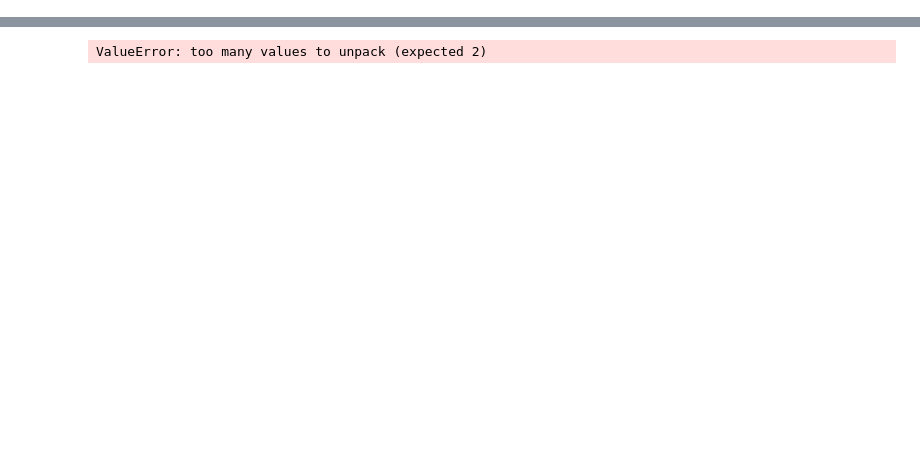
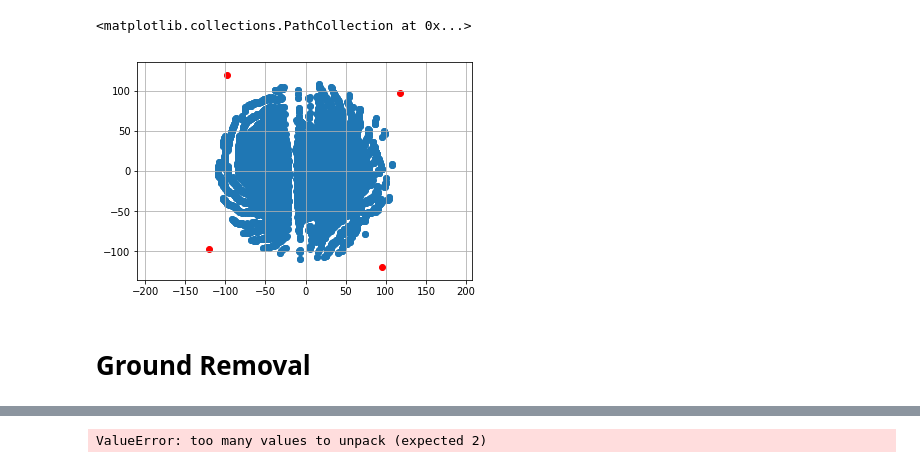
Before and after one commit to ericdoerheit/playgrounds, a Jupyter notebook: python-playground/oriented_bounding_box_fitting.ipynb, the cells around one changed output, grey strips where cells are left out. Saved outputs shown, nothing was run; the diff lists cells and outputs as text; code cells hidden in the pictures; blank space fills up the shorter version.

```diff
--- a/python-playground/oriented_bounding_box_fitting.ipynb
+++ b/python-playground/oriented_bounding_box_fitting.ipynb
@@ -92,0 +204,18 @@ plt.scatter(p4[0], p4[1], c='yellow')
+# %%
+p1, p2, p3, p4 = oriented_bounding_box(points[:, [0,1]])
+
+plt.scatter(points[:,0], points[:,1])
+#plt.xlim(-0.5, 1.5)
+#plt.ylim(-0.5, 1.5)
+plt.axis('equal')
+plt.grid()
+
+plt.scatter(p1[0], p1[1], c='red')
+plt.scatter(p2[0], p2[1], c='red')
+plt.scatter(p3[0], p3[1], c='red')
+plt.scatter(p4[0], p4[1], c='red')
+# %% [output]
+<matplotlib.collections.PathCollection at 0x...>
+[figure, added]
+# %% [markdown]
+# Ground Removal
```
Also changed, not shown: parts of 17 cells of this notebook, 2 other files.
